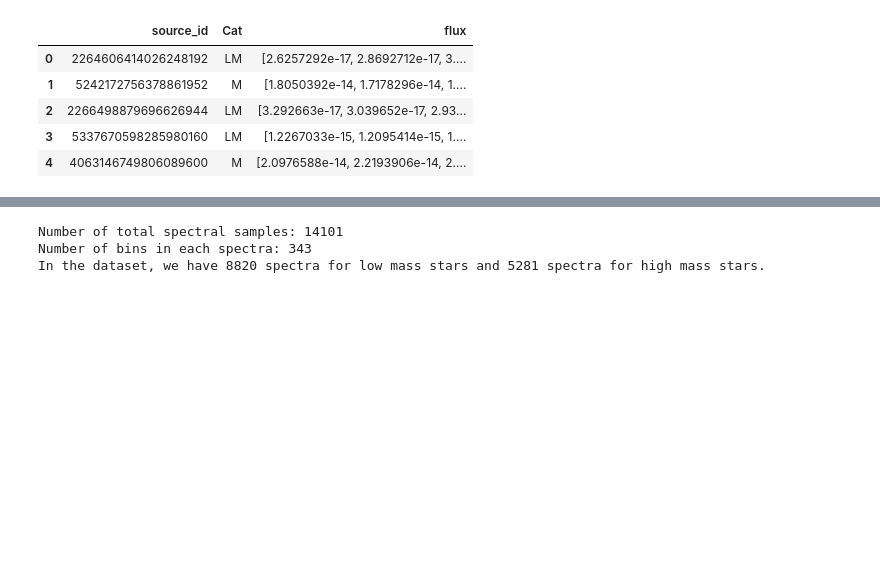
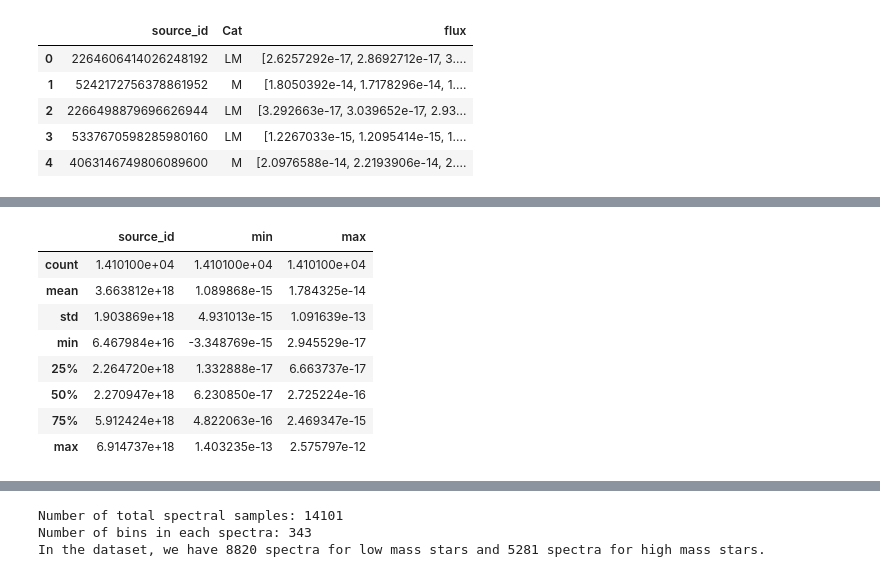
Before and after one commit to bananya-ml/research, a Jupyter notebook: notebooks/deep networks/train_testmodel.ipynb, the cells around one changed output, grey strips where cells are left out. Cells and saved outputs as stored; diff of their text form; code cells hidden in the pictures; blank space fills up the shorter version.

```diff
--- a/notebooks/deep networks/train_testmodel.ipynb
+++ b/notebooks/deep networks/train_testmodel.ipynb
@@ -54,3 +61,15 @@ memory usage: 330.6+ KB
+# %%
+df.describe()
+# %% [output]
+|  | source_id | min | max |
+| count | 1.410100e+04 | 1.410100e+04 | 1.410100e+04 |
+| mean | 3.663812e+18 | 1.089868e-15 | 1.784325e-14 |
+| std | 1.903869e+18 | 4.931013e-15 | 1.091639e-13 |
+| min | 6.467984e+16 | -3.348769e-15 | 2.945529e-17 |
+| 25% | 2.264720e+18 | 1.332888e-17 | 6.663737e-17 |
+| 50% | 2.270947e+18 | 6.230850e-17 | 2.725224e-16 |
+| 75% | 5.912424e+18 | 4.822063e-16 | 2.469347e-15 |
+| max | 6.914737e+18 | 1.403235e-13 | 2.575797e-12 |
 # %%
 # rerun this cell to see random examples of different spectra
 
```
Also changed, not shown: parts of 10 cells of this notebook, 7 other files.
